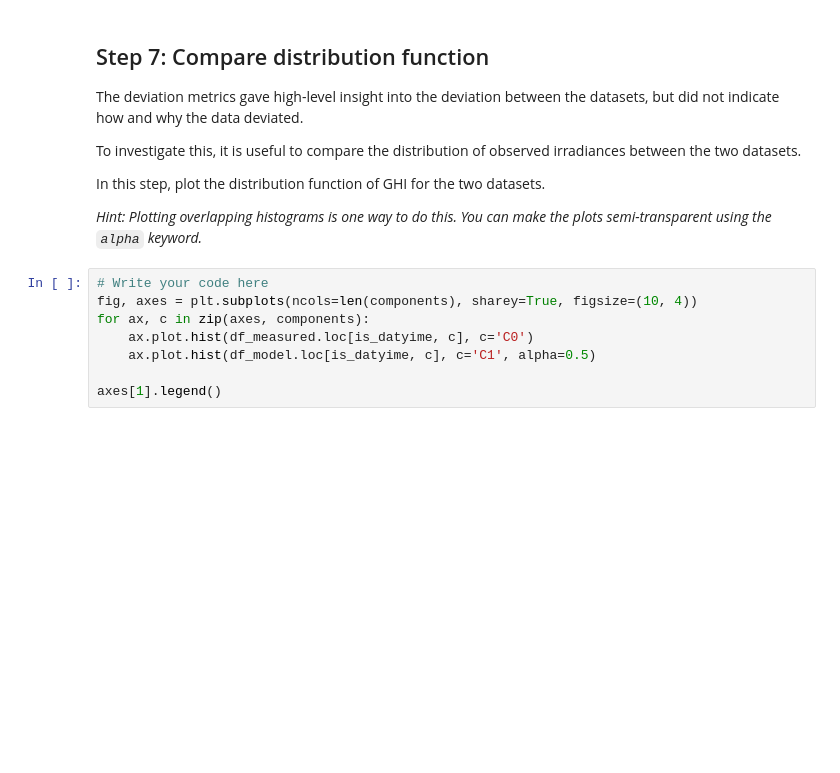
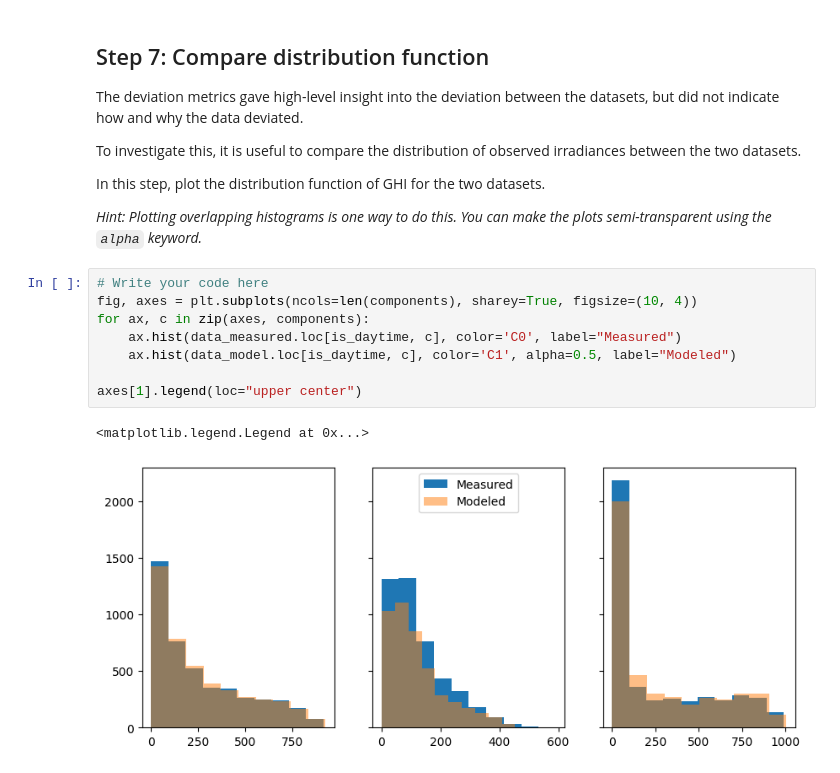
Before and after one commit to AdamRJensen/solar-resource-course, a Jupyter notebook: modeled_vs_measured_data.ipynb, the cells around one changed output. Drawn from its saved outputs; the diff is of its cells as text; blank space fills up the shorter version.

```diff
--- a/modeled_vs_measured_data.ipynb
+++ b/modeled_vs_measured_data.ipynb
@@ -144,8 +213,11 @@ In this step, plot the distribution function of GHI for the two datasets.
 # %%
 # Write your code here
 fig, axes = plt.subplots(ncols=len(components), sharey=True, figsize=(10, 4))
 for ax, c in zip(axes, components):
-    ax.plot.hist(df_measured.loc[is_datyime, c], c='C0')
-    ax.plot.hist(df_model.loc[is_datyime, c], c='C1', alpha=0.5)
+    ax.hist(data_measured.loc[is_daytime, c], color='C0', label="Measured")
+    ax.hist(data_model.loc[is_daytime, c], color='C1', alpha=0.5, label="Modeled")
 
-axes[1].legend()
+axes[1].legend(loc="upper center")
+# %% [output]
+<matplotlib.legend.Legend at 0x...>
+[figure, added]
```
Also changed, not shown: parts of 7 cells of this notebook.
